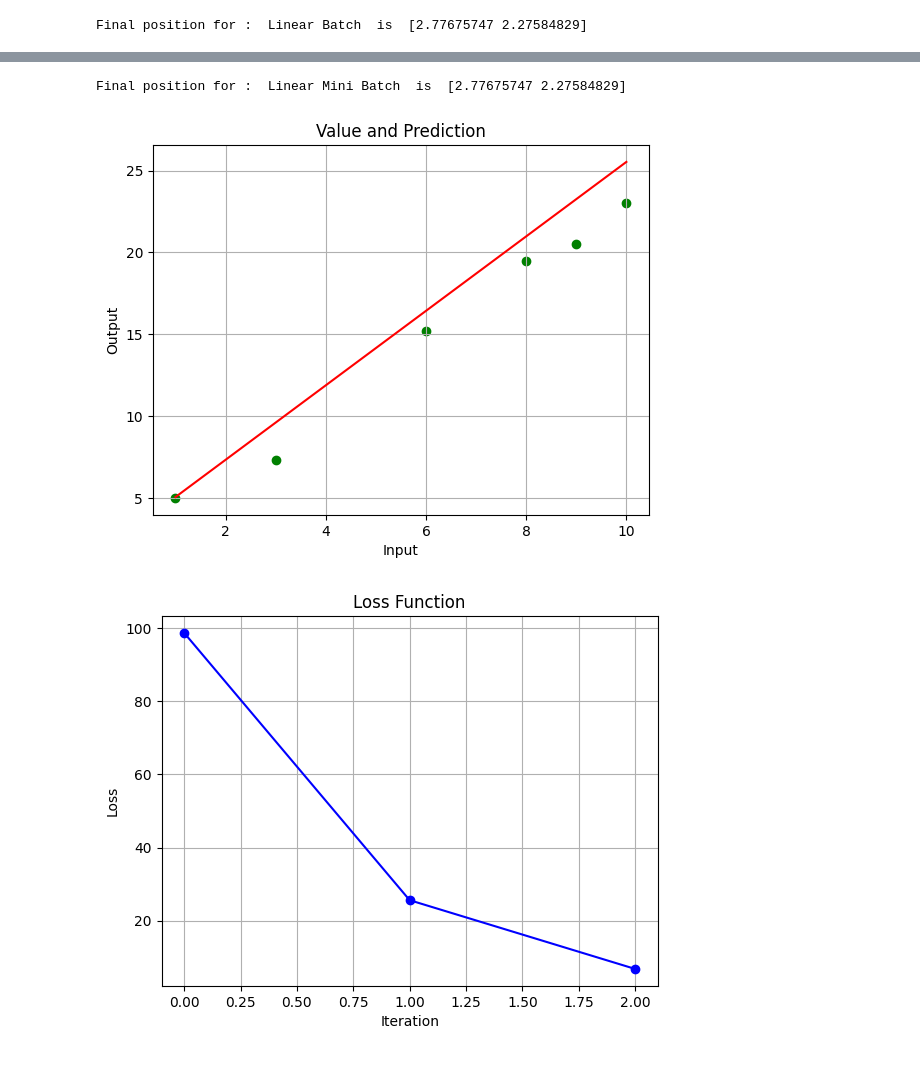
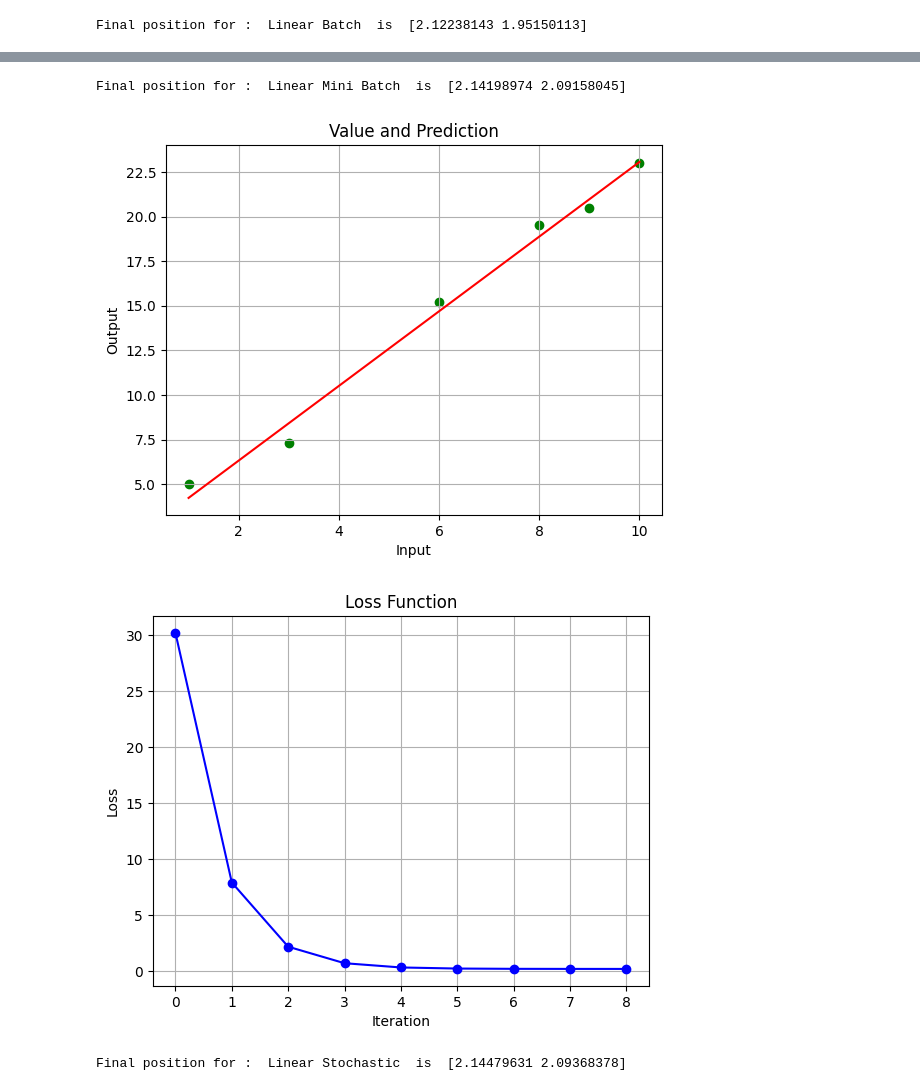
Before and after one commit to manoj-mathivanan/pythonML, a Jupyter notebook: Manoj_Assignment17_Linear_Logistic.ipynb, the cells around one changed output, grey strips where cells are left out. Drawn from its saved outputs; the diff is of its cells as text; code cells hidden in the pictures.

```diff
--- a/Manoj_Assignment17_Linear_Logistic.ipynb
+++ b/Manoj_Assignment17_Linear_Logistic.ipynb
@@ -44,12 +44,13 @@ def Mini_Batch_Method(batch_size, initial_guess, learning_rate, num_iterations,
   w = np.array(initial_guess)
   losses = []
   subarrays = np.array_split(x, batch_size)
-  for subarray in enumerate(subarrays):
-    yh = predictionmodel(x,w)
-    loss = predictionmodelcost(yh,y)
-    losses.append(loss)
-    grad = gradient_descent(x,y,yh,w)
-    w = w - learning_rate * grad
+  for i in range(num_iterations):
+    for subarray in enumerate(subarrays):
+      yh = predictionmodel(x,w)
+      loss = predictionmodelcost(yh,y)
+      losses.append(loss)
+      grad = gradient_descent(x,y,yh,w)
+      w = w - learning_rate * grad
   return w,losses
 # %%
 def plot(input, output, predictionmodel, final_position, header):
@@ -73,7 +74,7 @@ def plot(input, output, predictionmodel, final_position, header):
 # Parameters
 initial_guess = (2, 1)
 learning_rate = 0.01
-num_iterations = 2
+num_iterations = 3
 input = np.array([1, 3, 6, 8, 9, 10])
 output = np.array([5, 7.3, 15.2, 19.5, 20.5, 23])
 predictionmodel = LinearModelPrediction
@@ -87,5 +88,14 @@ plot(input, output, predictionmodel, final_position, "Linear Batch")
 # Running the code for Mini Batch
 final_position,losses = Mini_Batch_Method(3, initial_guess, learning_rate, num_iterations, predictionmodel, predictionmodelcost, input, output)
 plot(input, output, predictionmodel, final_position, "Linear Mini Batch")
+
+# Running the code for Mini Batch
+final_position,losses = Mini_Batch_Method(6, initial_guess, learning_rate, num_iterations, predictionmodel, predictionmodelcost, input, output)
+plot(input, output, predictionmodel, final_position, "Linear Stochastic")
+
+#Varying the learning rate
+for(learning_rate from 0.01 to 0.1)
+  final_position,losses = Batch_Method(initial_guess, learning_rate, num_iterations, predictionmodel, predictionmodelcost, input, output)
+  plot(input, output, predictionmodel, final_position, "Linear Batch")
 # %% [output]
-Final position for :  Linear Batch  is  [2.77675747 2.27584829]
+Final position for :  Linear Batch  is  [2.12238143 1.95150113]
@@ -94,3 +104,4 @@ Final position for :  Linear Batch  is  [2.77675747 2.27584829]
-Final position for :  Linear Mini Batch  is  [2.77675747 2.27584829]
+Final position for :  Linear Mini Batch  is  [2.14198974 2.09158045]
-[figure, old version]
+[figure, new version]
-[figure, old version]
+[figure, new version]
+Final position for :  Linear Stochastic  is  [2.14479631 2.09368378]
```
Also changed, not shown: parts of 1 cell of this notebook.
